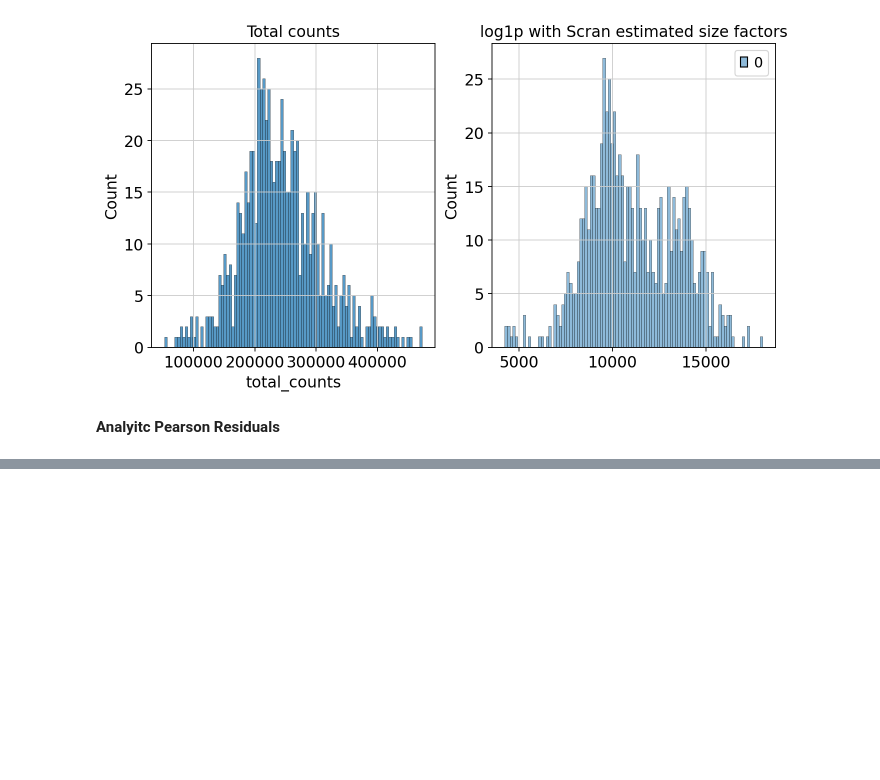
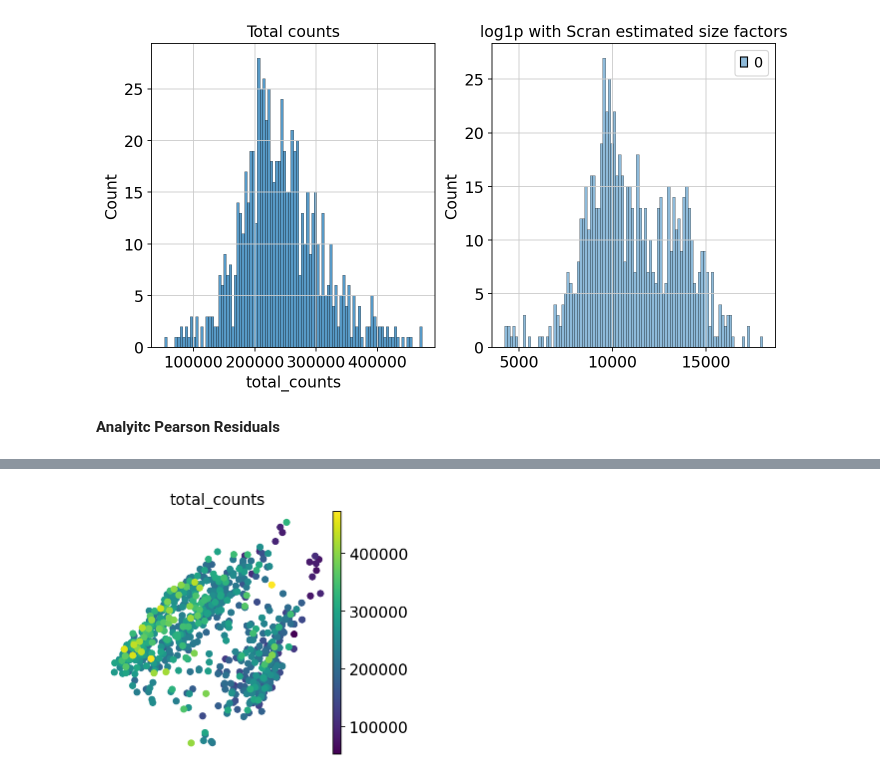
Before and after one commit to alexjimenez99/sc-RNAseq-embryos, a Jupyter notebook: scRNA_Human_Cerebral_Organoids_and_Fetal_Cortex.ipynb, the cells around one changed output, grey strips where cells are left out. Saved outputs shown, nothing was run; the diff lists cells and outputs as text; code cells hidden in the pictures; blank space fills up the shorter version.

```diff
--- a/scRNA_Human_Cerebral_Organoids_and_Fetal_Cortex.ipynb
+++ b/scRNA_Human_Cerebral_Organoids_and_Fetal_Cortex.ipynb
@@ -893,0 +1074,4 @@ ValueError: No objects to concatenate
+# %%
+sc.pl.pca_scatter(adata_copy, color="total_counts")
+# %% [output]
+[figure, added]
```
Also changed, not shown: parts of 30 cells of this notebook.
